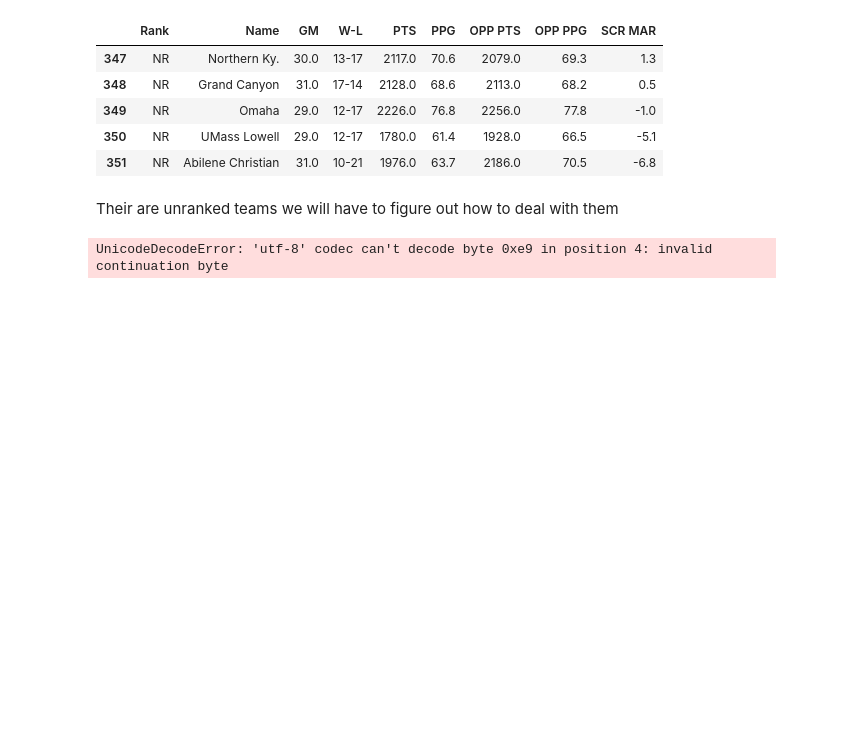
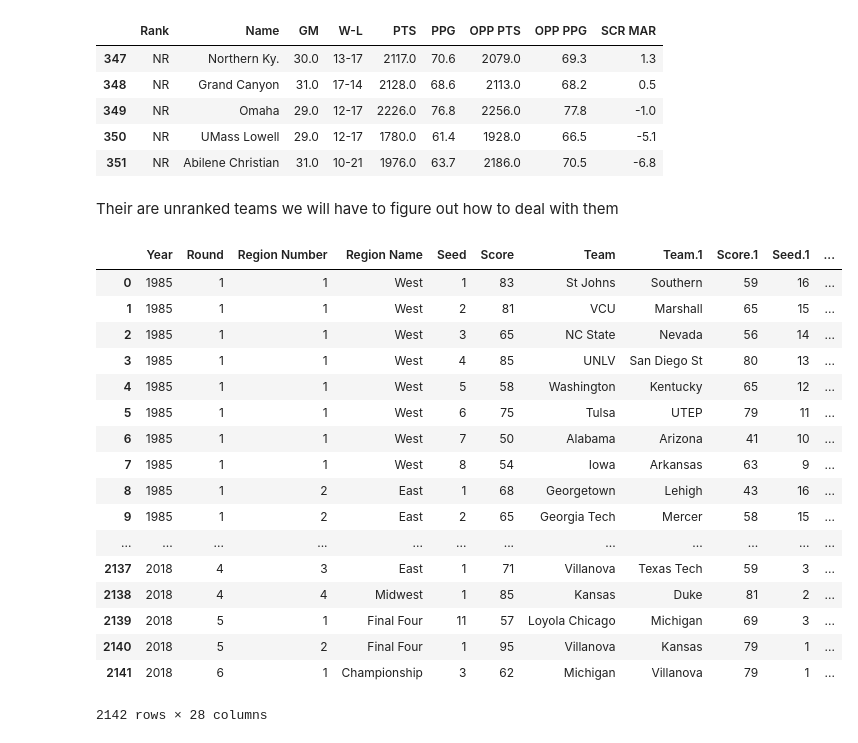
Before and after one commit to puvvadakc/NCAA2k19Predictions, a Jupyter notebook: data_exploration.ipynb, the cells around one changed output. Saved outputs shown, nothing was run; the diff lists cells and outputs as text; code cells hidden in the pictures; blank space fills up the shorter version.

```diff
--- a/data_exploration.ipynb
+++ b/data_exploration.ipynb
@@ -22,7 +22,27 @@ rankings.tail()
 | 351 | NR | Abilene Christian | 31.0 | 10-21 | 1976.0 | 63.7 | 2186.0 | 70.5 | -6.8 |
 # %% [markdown]
 Their are unranked teams we will have to figure out how to deal with them
-# %%
-players_test = pd.read_csv('./raw_data/player.csv')
-# %% [output]
-UnicodeDecodeError: 'utf-8' codec can't decode byte 0xe9 in position 4: invalid continuation byte
+# %%
+results_test = pd.read_csv('./raw_data/final_results.csv') #completly broken
+features_and_labels = pd.merge(results_test, rankings, how='left', left_on=['Team'], right_on=['Name'])
+features_and_labels = pd.merge(features_and_labels, rankings, how='left', left_on=['Team.1'], right_on=['Name'], suffixes=('', '_t2'))
+features_and_labels
+# %% [output]
+|  | Year | Round | Region Number | Region Name | Seed | Score | Team | Team.1 | Score.1 | Seed.1 | ... |
+| 0 | 1985 | 1 | 1 | West | 1 | 83 | St Johns | Southern | 59 | 16 | ... |
+| 1 | 1985 | 1 | 1 | West | 2 | 81 | VCU | Marshall | 65 | 15 | ... |
+| 2 | 1985 | 1 | 1 | West | 3 | 65 | NC State | Nevada | 56 | 14 | ... |
+| 3 | 1985 | 1 | 1 | West | 4 | 85 | UNLV | San Diego St | 80 | 13 | ... |
+| 4 | 1985 | 1 | 1 | West | 5 | 58 | Washington | Kentucky | 65 | 12 | ... |
+| 5 | 1985 | 1 | 1 | West | 6 | 75 | Tulsa | UTEP | 79 | 11 | ... |
+| 6 | 1985 | 1 | 1 | West | 7 | 50 | Alabama | Arizona | 41 | 10 | ... |
+| 7 | 1985 | 1 | 1 | West | 8 | 54 | Iowa | Arkansas | 63 | 9 | ... |
+| 8 | 1985 | 1 | 2 | East | 1 | 68 | Georgetown | Lehigh | 43 | 16 | ... |
+| 9 | 1985 | 1 | 2 | East | 2 | 65 | Georgia Tech | Mercer | 58 | 15 | ... |
+| ... | ... | ... | ... | ... | ... | ... | ... | ... | ... | ... | ... |
+| 2137 | 2018 | 4 | 3 | East | 1 | 71 | Villanova | Texas Tech | 59 | 3 | ... |
+| 2138 | 2018 | 4 | 4 | Midwest | 1 | 85 | Kansas | Duke | 81 | 2 | ... |
+| 2139 | 2018 | 5 | 1 | Final Four | 11 | 57 | Loyola Chicago | Michigan | 69 | 3 | ... |
+| 2140 | 2018 | 5 | 2 | Final Four | 1 | 95 | Villanova | Kansas | 79 | 1 | ... |
+| 2141 | 2018 | 6 | 1 | Championship | 3 | 62 | Michigan | Villanova | 79 | 1 | ... |
+2142 rows × 28 columns
```
Also changed, not shown: parts of 2 cells of this notebook.
